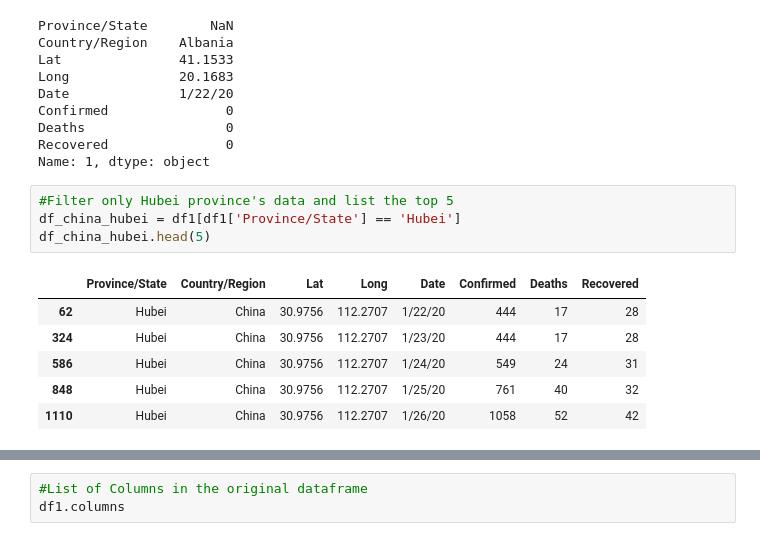
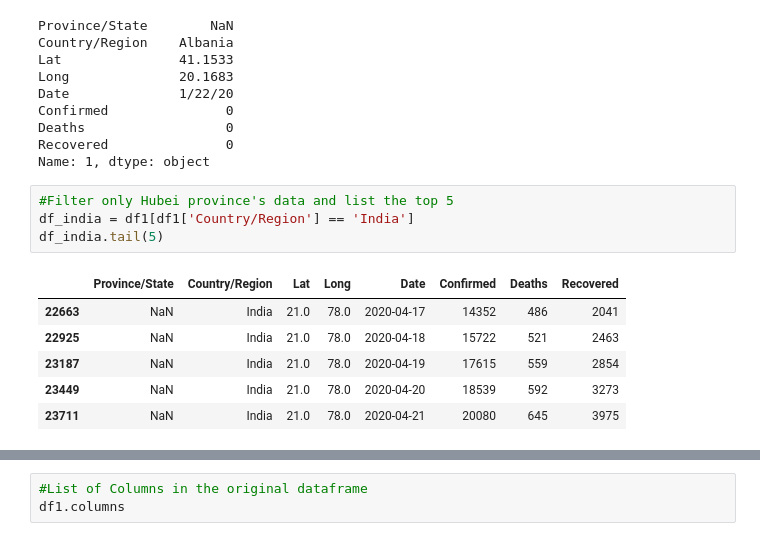
Before and after one commit to premkumarsj/covid, a Jupyter notebook: Covid_data_analysis.ipynb, the cells around one changed output, grey strips where cells are left out. Cells and saved outputs as stored; diff of their text form.

```diff
--- a/Covid_data_analysis.ipynb
+++ b/Covid_data_analysis.ipynb
@@ -105,15 +105,15 @@ Recovered               0
 Name: 1, dtype: object
 # %%
 #Filter only Hubei province's data and list the top 5
-df_china_hubei = df1[df1['Province/State'] == 'Hubei']
-df_china_hubei.head(5)
+df_india = df1[df1['Country/Region'] == 'India']
+df_india.tail(5)
 # %% [output]
 |  | Province/State | Country/Region | Lat | Long | Date | Confirmed | Deaths | Recovered |
-| 62 | Hubei | China | 30.9756 | 112.2707 | 1/22/20 | 444 | 17 | 28 |
-| 324 | Hubei | China | 30.9756 | 112.2707 | 1/23/20 | 444 | 17 | 28 |
-| 586 | Hubei | China | 30.9756 | 112.2707 | 1/24/20 | 549 | 24 | 31 |
-| 848 | Hubei | China | 30.9756 | 112.2707 | 1/25/20 | 761 | 40 | 32 |
-| 1110 | Hubei | China | 30.9756 | 112.2707 | 1/26/20 | 1058 | 52 | 42 |
+| 22663 | NaN | India | 21.0 | 78.0 | 2020-04-17 | 14352 | 486 | 2041 |
+| 22925 | NaN | India | 21.0 | 78.0 | 2020-04-18 | 15722 | 521 | 2463 |
+| 23187 | NaN | India | 21.0 | 78.0 | 2020-04-19 | 17615 | 559 | 2854 |
+| 23449 | NaN | India | 21.0 | 78.0 | 2020-04-20 | 18539 | 592 | 3273 |
+| 23711 | NaN | India | 21.0 | 78.0 | 2020-04-21 | 20080 | 645 | 3975 |
 # %%
 #Create a new Column 'date_i'
 #Convert the Date into DateTime datastructure
```
Also changed, not shown: parts of 21 cells of this notebook, 1 other file.
